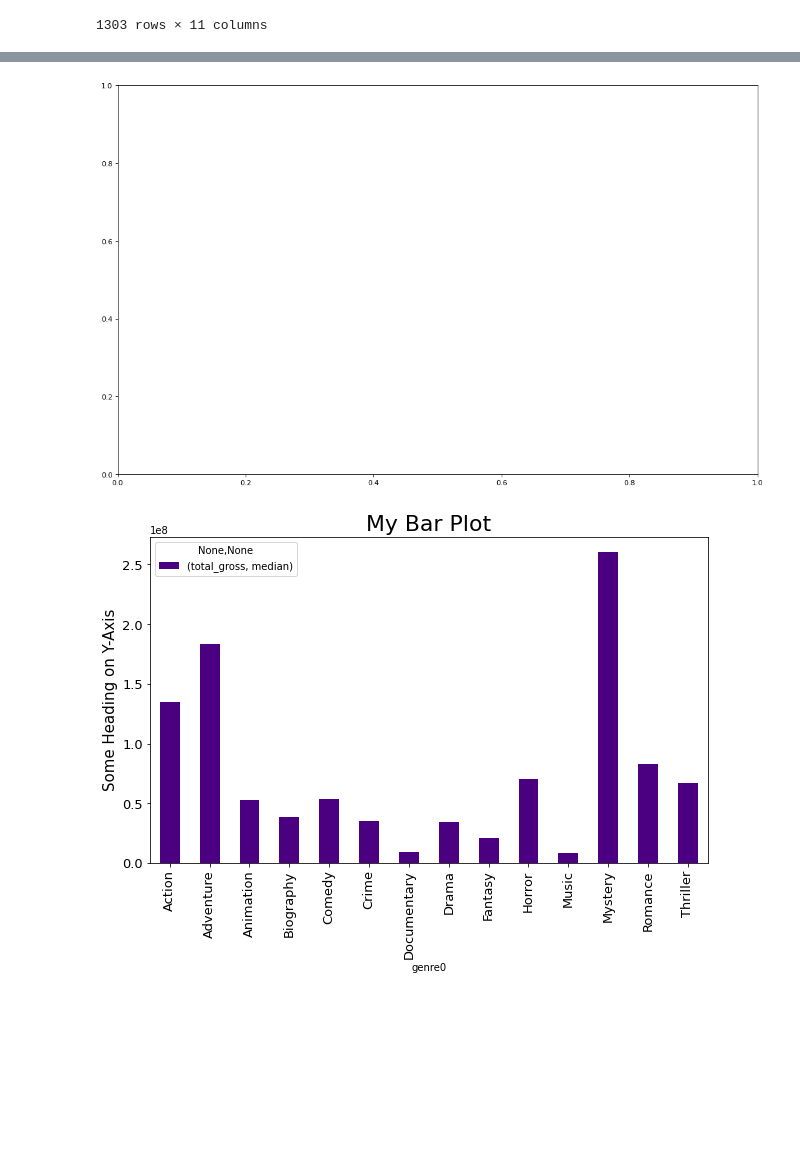
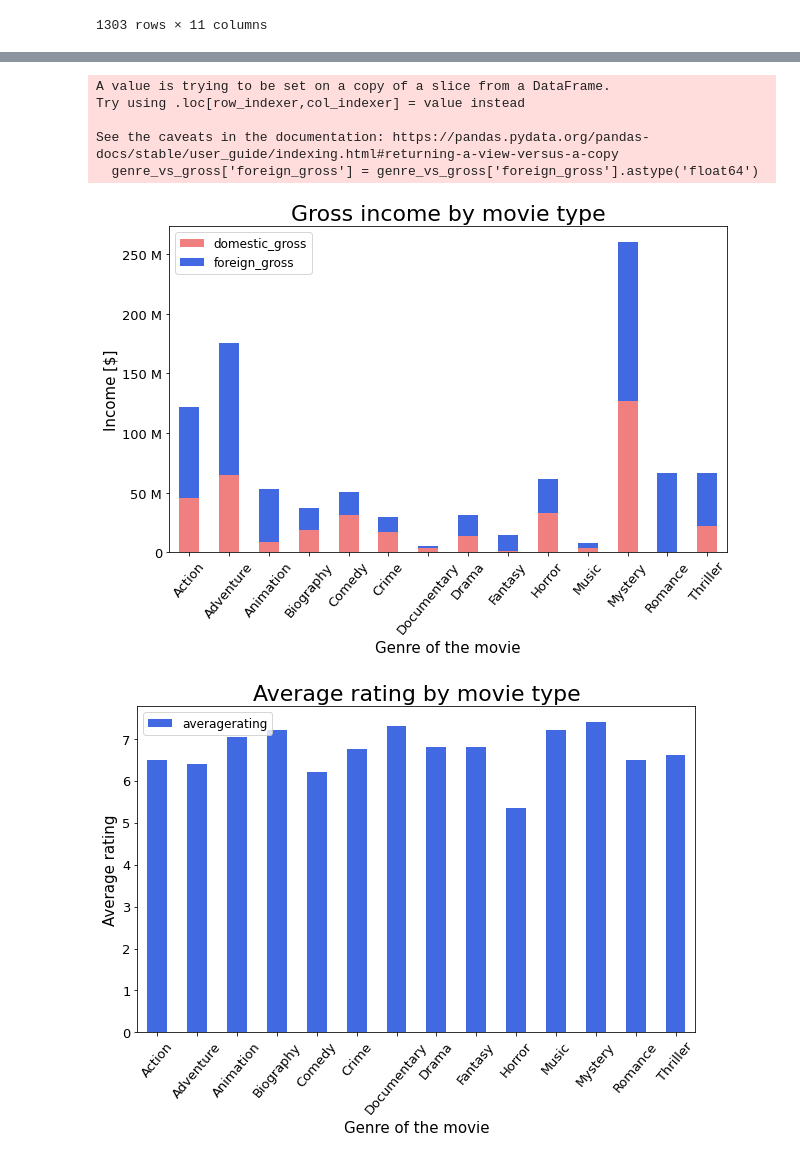
Before and after one commit to nil-91/Microsoft_Movie_Analysis, a Jupyter notebook: code/eda_notebook.ipynb, the cells around one changed output, grey strips where cells are left out. Cells and saved outputs as stored; diff of their text form; code cells hidden in the pictures; blank space fills up the shorter version.

Commit message:
visualization

```diff
--- a/code/eda_notebook.ipynb
+++ b/code/eda_notebook.ipynb
@@ -198,24 +137,48 @@ genre_vs_gross
+# %%
+genre_vs_gross = clean_df[['domestic_gross','foreign_gross','genre0']]
+genre_vs_gross['foreign_gross'].replace(',','', regex=True, inplace=True)
+genre_vs_gross['foreign_gross'] = genre_vs_gross['foreign_gross'].astype('float64')
+# %% [output]
+A value is trying to be set on a copy of a slice from a DataFrame.
+Try using .loc[row_indexer,col_indexer] = value instead
+
+See the caveats in the documentation: https://pandas.pydata.org/pandas-docs/stable/user_guide/indexing.html#returning-a-view-versus-a-copy
+  genre_vs_gross['foreign_gross'] = genre_vs_gross['foreign_gross'].astype('float64')
 # %%
 import matplotlib.pyplot as plt
 from matplotlib.axes._axes import _log as matplotlib_axes_logger
-from matplotlib.ticker import FuncFormatter
+import matplotlib.ticker as ticker
 import seaborn as sns
 
 # Standard data manipulation packages
 import pandas as pd
 import numpy as np
 
-fig, ax = plt.subplots(figsize=(16, 10), dpi=80)
-#make a dictioneray of the genres
-generes = list(df['genre0'].unique())
-genre_vs_gross = clean_df[['total_gross','genre0']].groupby(['genre0']).agg(['median'])
-
-
-ax = genre_vs_gross.plot(kind='bar', figsize=(10,6), color="indigo", fontsize=13, stacked=True);
-ax.set_alpha(0.8)
-ax.set_title("My Bar Plot", fontsize=22)
-ax.set_ylabel("Some Heading on Y-Axis", fontsize=15);
+ax = genre_vs_gross.groupby('genre0').median().plot(kind='bar', figsize=(10,6), fontsize=13, stacked=True,
+                                                    color = ['lightcoral','royalblue'])
+ax.set_xlabel('Genre of the movie', fontsize = 15)
+ax.set_ylabel("Income [$]", fontsize=15);
+ax.set_title("Gross income by movie type", fontsize=22)
+ax.yaxis.set_major_formatter(ticker.FormatStrFormatter("%d"))
+ax.yaxis.set_major_locator(ticker.MultipleLocator(50000000.00))
+ax.yaxis.set_major_formatter(ticker.EngFormatter())
+plt.xticks(rotation = 50)
+plt.legend(fontsize=12)
+plt.savefig('./images/genre_vs_income.png', transparent = True)
 plt.show()
 # %% [output]
-[figure, old version]
+[figure, new version]
-[figure, removed]
+# %%
+genre_vs_rating = clean_df[['averagerating','genre0']]
+
+ax = genre_vs_rating.groupby('genre0').median().plot(kind='bar', figsize=(10,6), fontsize=13, stacked=True,
+                                                    color = ['royalblue'])
+ax.set_xlabel('Genre of the movie', fontsize = 15)
+ax.set_ylabel("Average rating", fontsize=15);
+ax.set_title("Average rating by movie type", fontsize=22)
+plt.xticks(rotation = 50)
+plt.legend(fontsize=12)
+plt.savefig('./images/genre_vs_income.png', transparent = True)
+plt.show()
+# %% [output]
+[figure, added]
```
Also changed, not shown: parts of 6 cells of this notebook, 3 other files.
